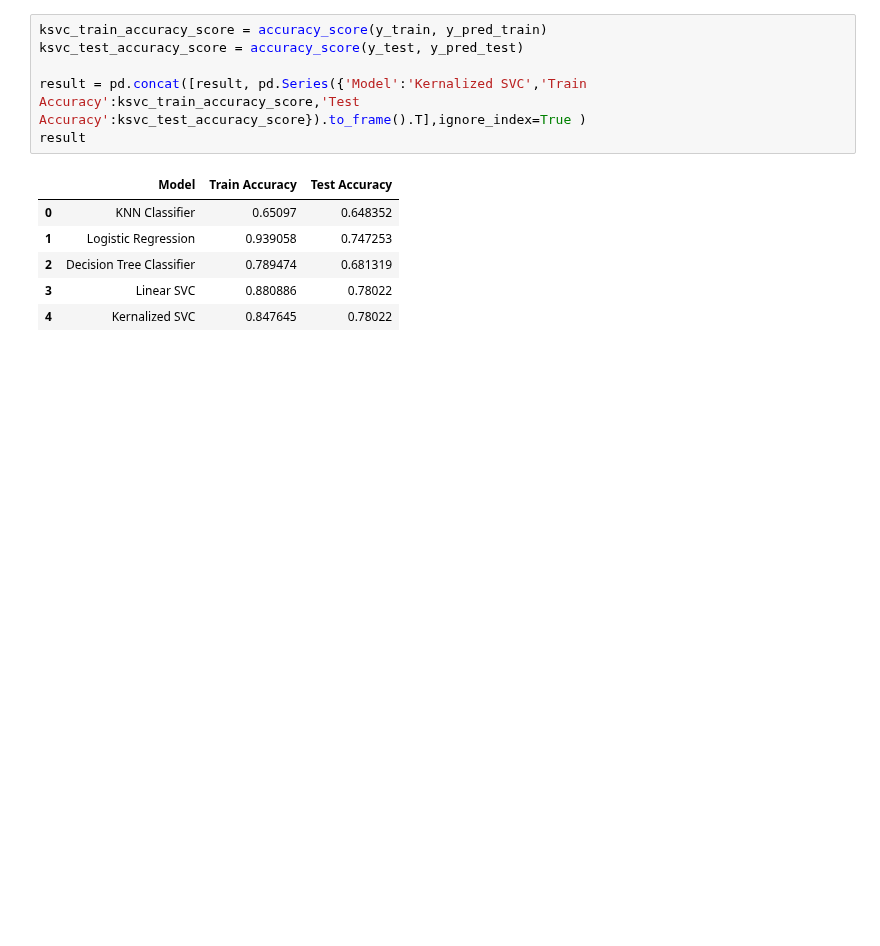
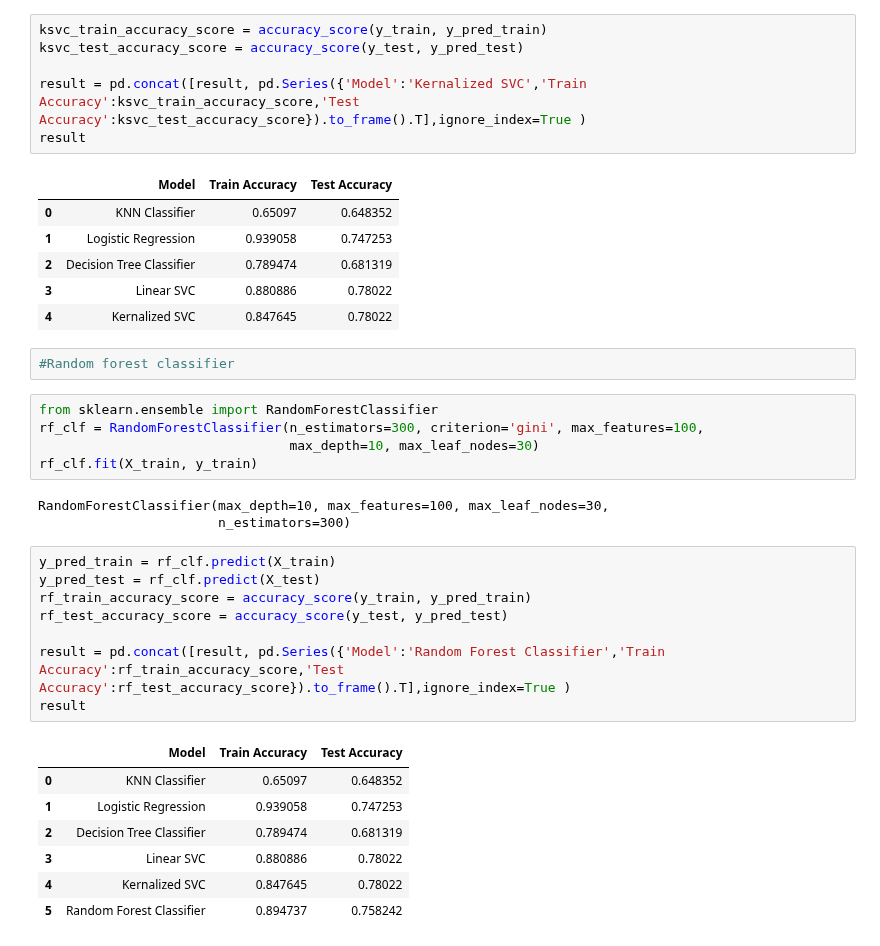
Before and after one commit to heytanix/PROJECT_ARRHYTHMIA, a Jupyter notebook: Oversampled_and_PCA.ipynb, the cells around one changed output. Saved outputs shown, nothing was run; the diff lists cells and outputs as text; blank space fills up the shorter version.

Commit message:
Added Random forest classifier

```diff
--- a/Oversampled_and_PCA.ipynb
+++ b/Oversampled_and_PCA.ipynb
@@ -583,3 +583,29 @@ result
 | 2 | Decision Tree Classifier | 0.789474 | 0.681319 |
 | 3 | Linear SVC | 0.880886 | 0.78022 |
 | 4 | Kernalized SVC | 0.847645 | 0.78022 |
+# %%
+#Random forest classifier
+# %%
+from sklearn.ensemble import RandomForestClassifier
+rf_clf = RandomForestClassifier(n_estimators=300, criterion='gini', max_features=100,
+                                max_depth=10, max_leaf_nodes=30)
+rf_clf.fit(X_train, y_train)
+# %% [output]
+RandomForestClassifier(max_depth=10, max_features=100, max_leaf_nodes=30,
+                       n_estimators=300)
+# %%
+y_pred_train = rf_clf.predict(X_train)
+y_pred_test = rf_clf.predict(X_test)
+rf_train_accuracy_score = accuracy_score(y_train, y_pred_train)
+rf_test_accuracy_score = accuracy_score(y_test, y_pred_test)
+
+result = pd.concat([result, pd.Series({'Model':'Random Forest Classifier','Train Accuracy':rf_train_accuracy_score,'Test Accuracy':rf_test_accuracy_score}).to_frame().T],ignore_index=True )
+result
+# %% [output]
+|  | Model | Train Accuracy | Test Accuracy |
+| 0 | KNN Classifier | 0.65097 | 0.648352 |
+| 1 | Logistic Regression | 0.939058 | 0.747253 |
+| 2 | Decision Tree Classifier | 0.789474 | 0.681319 |
+| 3 | Linear SVC | 0.880886 | 0.78022 |
+| 4 | Kernalized SVC | 0.847645 | 0.78022 |
+| 5 | Random Forest Classifier | 0.894737 | 0.758242 |
```
